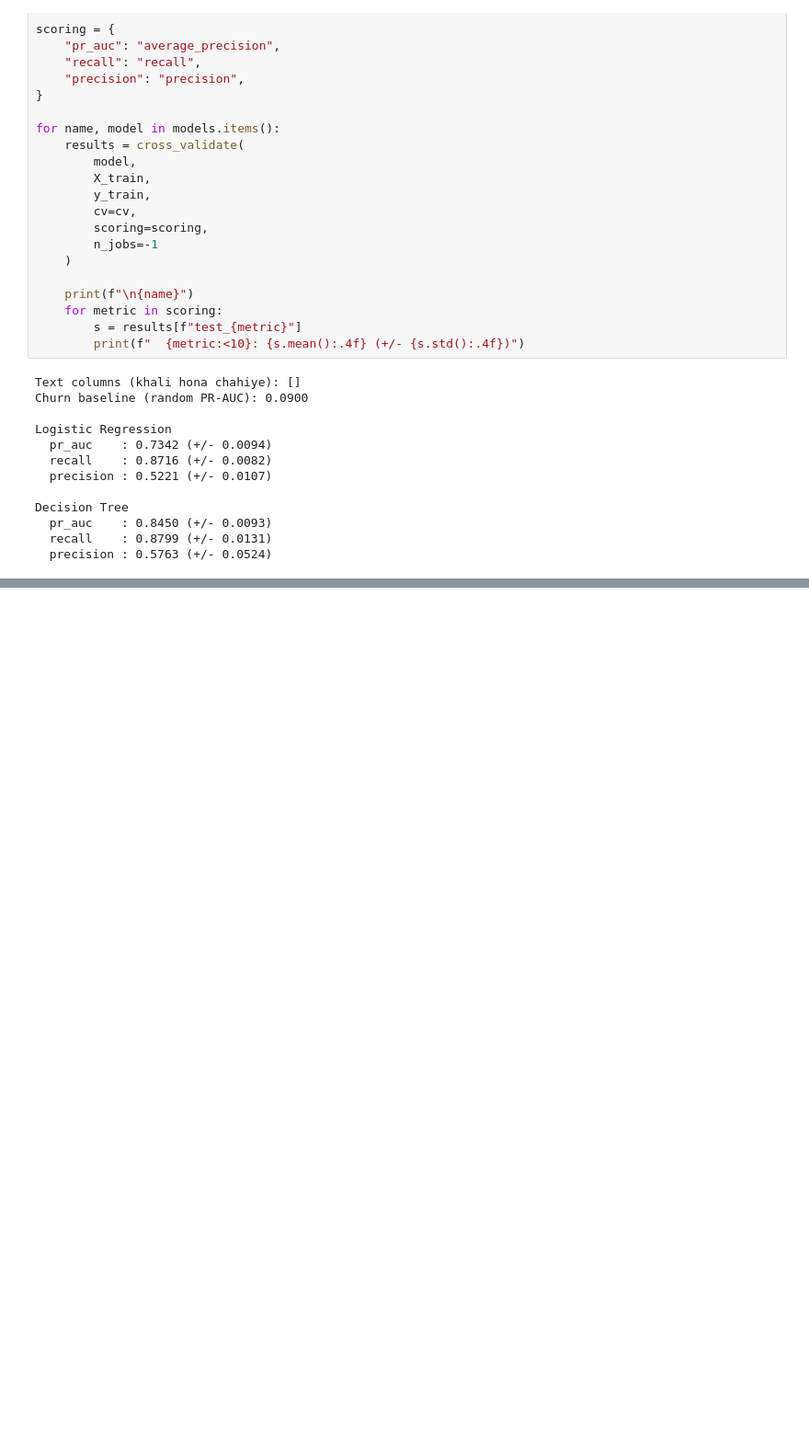
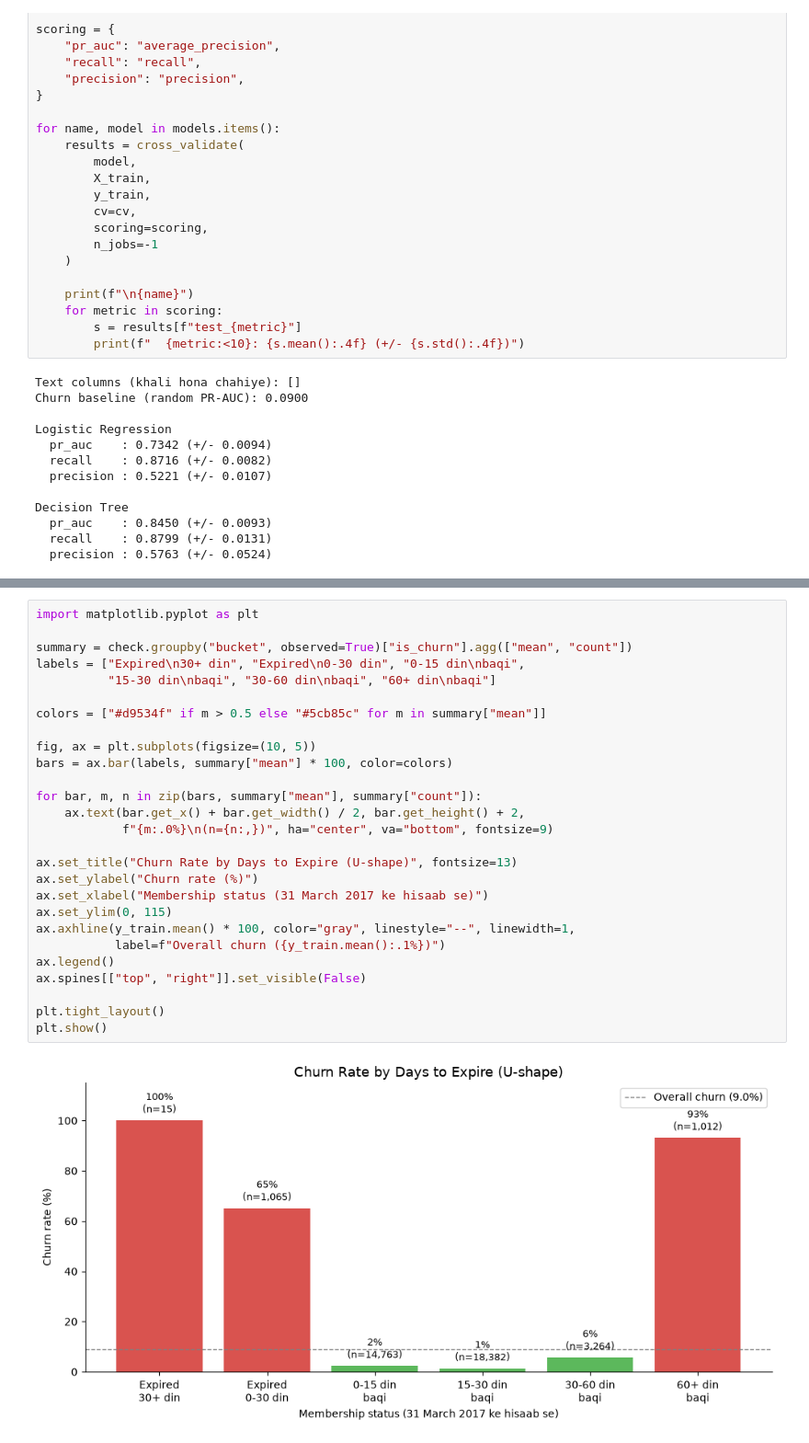
Before and after one commit to Kazim0071/churn-detection, a Jupyter notebook: start.ipynb, the cells around one changed output, grey strips where cells are left out. Shown at 92% size. Cells and saved outputs as stored; diff of their text form; blank space fills up the shorter version.

```diff
--- a/start.ipynb
+++ b/start.ipynb
@@ -474,0 +516,29 @@ Decision Tree
+# %%
+import matplotlib.pyplot as plt
+
+summary = check.groupby("bucket", observed=True)["is_churn"].agg(["mean", "count"])
+labels = ["Expired\n30+ din", "Expired\n0-30 din", "0-15 din\nbaqi",
+          "15-30 din\nbaqi", "30-60 din\nbaqi", "60+ din\nbaqi"]
+
+colors = ["#d9534f" if m > 0.5 else "#5cb85c" for m in summary["mean"]]
+
+fig, ax = plt.subplots(figsize=(10, 5))
+bars = ax.bar(labels, summary["mean"] * 100, color=colors)
+
+for bar, m, n in zip(bars, summary["mean"], summary["count"]):
+    ax.text(bar.get_x() + bar.get_width() / 2, bar.get_height() + 2,
+            f"{m:.0%}\n(n={n:,})", ha="center", va="bottom", fontsize=9)
+
+ax.set_title("Churn Rate by Days to Expire (U-shape)", fontsize=13)
+ax.set_ylabel("Churn rate (%)")
+ax.set_xlabel("Membership status (31 March 2017 ke hisaab se)")
+ax.set_ylim(0, 115)
+ax.axhline(y_train.mean() * 100, color="gray", linestyle="--", linewidth=1,
+           label=f"Overall churn ({y_train.mean():.1%})")
+ax.legend()
+ax.spines[["top", "right"]].set_visible(False)
+
+plt.tight_layout()
+plt.show()
+# %% [output]
+[figure, added]
```
Also changed, not shown: parts of 3 cells of this notebook.
